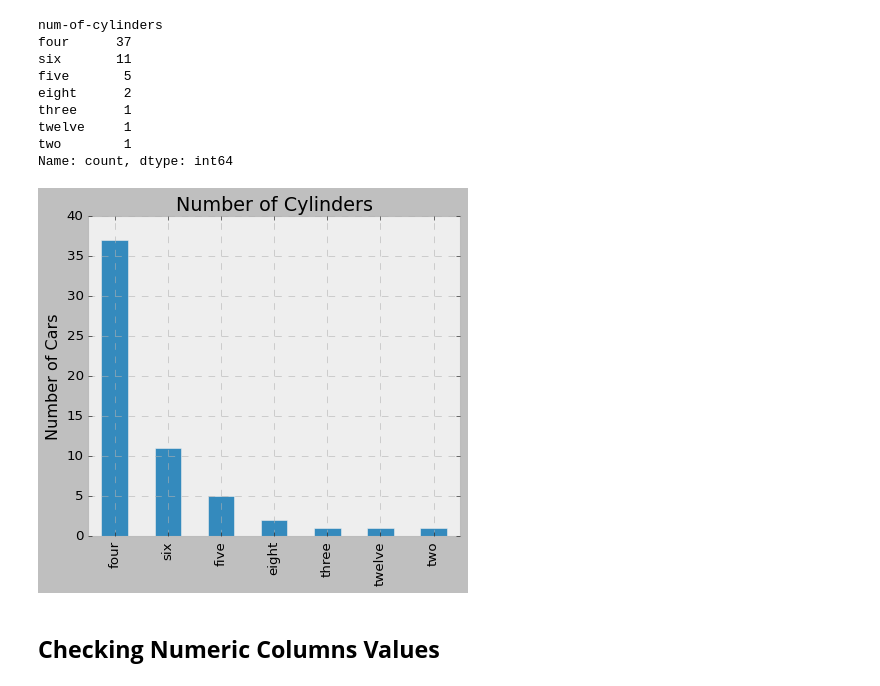
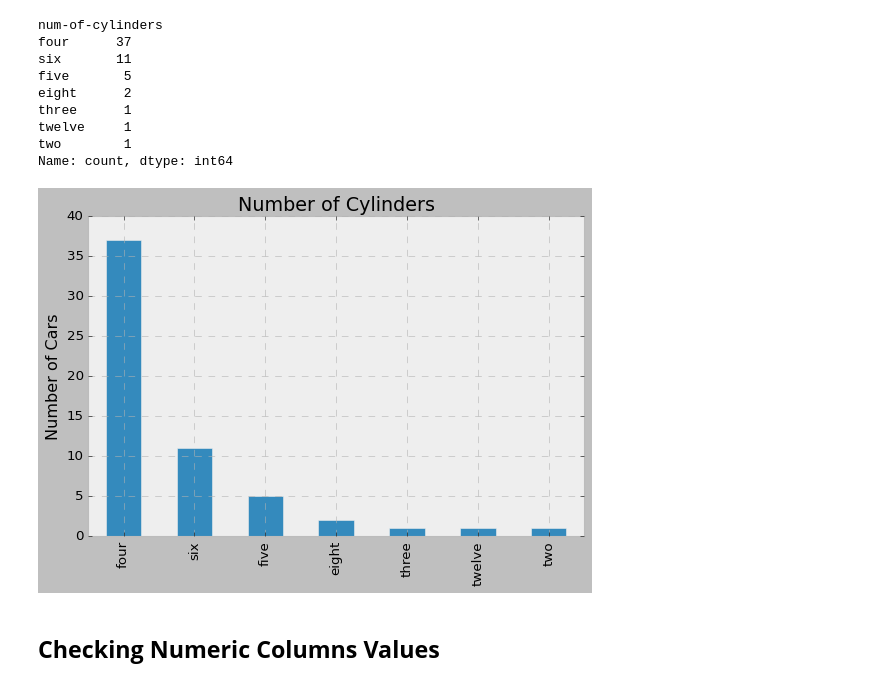
Before and after one commit to GHOSTRITAM/CLASS_PROJECT, a Jupyter notebook: Notebook/Car Price.ipynb, the cells around one changed output. Cells and saved outputs as stored; diff of their text form; code cells hidden in the pictures.

```diff
--- a/Notebook/Car Price.ipynb
+++ b/Notebook/Car Price.ipynb
@@ -360,15 +360,15 @@ Name: count, dtype: int64
 # %%
 # Visualize Number of Cylinders Type column data
 
-plt.figure(figsize=(6, 5))
+plt.figure(figsize=(8, 5))
 plt.style.use('bmh')
 car['num-of-cylinders'].value_counts().plot(kind='bar')
 plt.title('Number of Cylinders')
 plt.ylabel('Number of Cars')
 plt.xlabel('')
 plt.show()
 # %% [output]
-[figure, old version]
+[figure, new version]
 # %% [markdown]
 <style>
 h2{color: rgb(255, 102, 0)}
```
Also changed, not shown: parts of 43 cells of this notebook.
